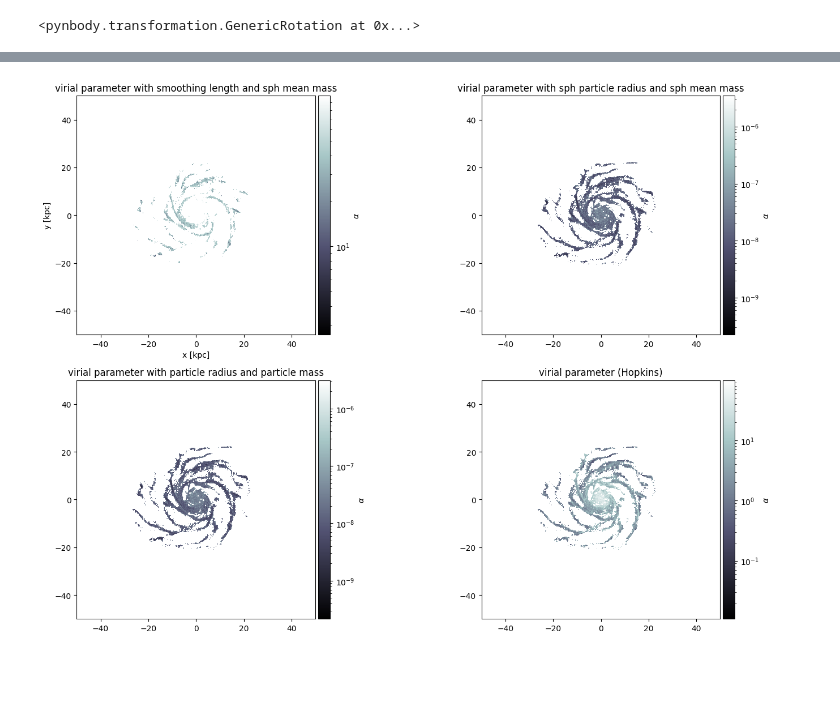
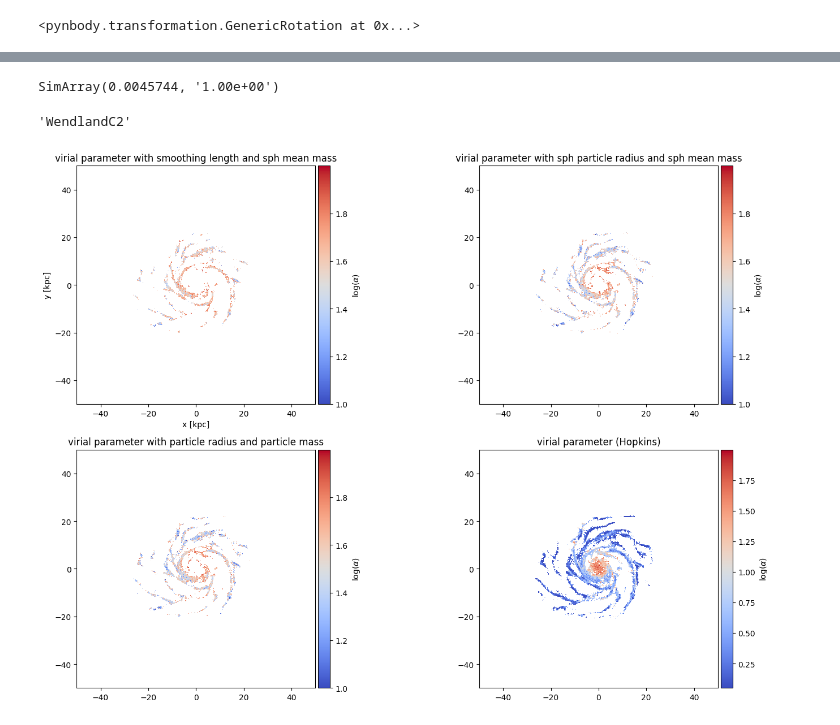
Before and after one commit to Evafranck/star_formation, a Jupyter notebook: star_formation.ipynb, the cells around one changed output, grey strips where cells are left out. Cells and saved outputs as stored; diff of their text form; code cells hidden in the pictures; blank space fills up the shorter version.

```diff
--- a/star_formation.ipynb
+++ b/star_formation.ipynb
@@ -127,9 +109,9 @@ m_sph = gal.g['mass_sph']
 
 gal.g['radius'] = gal.g['smooth'].in_units('m') #in units m
 gal.g['radius_2'] = gal.g['radius']
-gal.g['radius_2'] = (m_sph/gal.g['rho']*((3.0857e+19)**3/(2e+30))*3/(4*np.pi))**(1/3)
+gal.g['radius_2'] = (m_sph.in_units('kg')/gal.g['rho']*((3.0857e+19)**3/(2e+30))*3/(4*np.pi))**(1/3)
 gal.g['radius_3'] = gal.g['radius']
-gal.g['radius_3'] = (m_part/gal.g['rho']*((3.0857e+19)**3/(2e+30))*3/(4*np.pi))**(1/3)
+gal.g['radius_3'] = (m_part.in_units('kg')/gal.g['rho']*((3.0857e+19)**3/(2e+30))*3/(4*np.pi))**(1/3)
 
 gal.g['alpha'] = (5*(gal.g['v_disp'].in_units('m s**-1'))**2*gal.g['radius']/(3*constants.G*units.m**3*units.kg**-1*units.s**-2*m_sph.in_units('kg'))).in_units(1)
 gal.g['alpha_2'] = (5*(gal.g['v_disp'].in_units('m s**-1'))**2*gal.g['radius_2']/(3*constants.G*units.m**3*units.kg**-1*units.s**-2*m_sph.in_units('kg'))).in_units(1)
@@ -188,11 +276,19 @@ plt.show()
+# %%
+gal.g['alpha_4_W'].min()
+# %% [output]
+SimArray(0.0045744, '1.00e+00')
+# %%
+pynbody.config['sph']['Kernel']
+# %% [output]
+'WendlandC2'
 # %%
 fig = plt.figure(figsize = (15,10))
 
 ax1 = plt.subplot(221)
-im1 = ax1.imshow(mw_hist(gal_low_alpha, 'alpha', 500), extent=(-50,50,-50,50), cmap='bone', norm = colors.LogNorm())
+im1 = ax1.imshow(np.log10(mw_hist(gal_low_alpha, 'alpha', 500)), extent=(-50,50,-50,50), cmap='coolwarm', vmin = 1.0)
 divider = make_axes_locatable(ax1)
 cax = divider.append_axes('right', size='5%', pad=0.05)
-fig.colorbar(im1, cax=cax, orientation='vertical', label = r'$\alpha$')
+fig.colorbar(im1, cax=cax, orientation='vertical', label = r'log($\alpha$)')
 ax1.set_title('virial parameter with smoothing length and sph mean mass')
 ax1.set_xlabel('x [kpc]')
 ax1.set_ylabel('y [kpc]')
@@ -200,43 +296,43 @@ ax1.set_xlim(-50, 50)
 ax1.set_ylim(-50, 50)
 
 ax2 = plt.subplot(222)
-im2 = ax2.imshow(mw_hist(gal_low_alpha_2, 'alpha_2', 500), extent=(-50,50,-50,50), cmap='bone', norm = colors.LogNorm())
+im2 = ax2.imshow(np.log10(mw_hist(gal_low_alpha_2, 'alpha_2', 500)), extent=(-50,50,-50,50), cmap='coolwarm', vmin = 1.0)
 divider = make_axes_locatable(ax2)
 cax = divider.append_axes('right', size='5%', pad=0.05)
-fig.colorbar(im2, cax=cax, orientation='vertical', label = r'$\alpha$')
+fig.colorbar(im2, cax=cax, orientation='vertical', label = r'log($\alpha$)')
 ax2.set_title('virial parameter with sph particle radius and sph mean mass')
 ax1.set_xlabel('x [kpc]')
 ax1.set_ylabel('y [kpc]')
 #ax2.set_xlim(-20, 20)
 #ax2.set_ylim(-20,20)
 
 ax3 = plt.subplot(223)
-im3 = ax3.imshow(mw_hist(gal_low_alpha_3, 'alpha_3', 500), extent=(-50,50,-50,50), cmap='bone', norm = colors.LogNorm())
+im3 = ax3.imshow(np.log10(mw_hist(gal_low_alpha_3, 'alpha_3', 500)), extent=(-50,50,-50,50), cmap='coolwarm', vmin = 1.0)
 divider = make_axes_locatable(ax3)
 cax = divider.append_axes('right', size='5%', pad=0.05)
-fig.colorbar(im3, cax=cax, orientation='vertical', label = r'$\alpha$')
+fig.colorbar(im3, cax=cax, orientation='vertical', label = r'log($\alpha$)')
 ax3.set_title('virial parameter with particle radius and particle mass')
 ax1.set_xlabel('x [kpc]')
 ax1.set_ylabel('y [kpc]')
 #ax3.set_xlim(-20, 20)
 #ax3.set_ylim(-20,20)
 
 ax4 = plt.subplot(224)
-im4 = ax4.imshow(mw_hist(gal_low_alpha_4, 'alpha_4', 500), extent=(-50,50,-50,50), cmap='bone', norm = colors.LogNorm())
+im4 = ax4.imshow(np.log10(mw_hist(gal_low_alpha_4, 'alpha_4', 500)), extent=(-50,50,-50,50), cmap='coolwarm', vmin = 0.05)
 divider = make_axes_locatable(ax4)
 cax = divider.append_axes('right', size='5%', pad=0.05)
-fig.colorbar(im4, cax=cax, orientation='vertical', label = r'$\alpha$')
+fig.colorbar(im4, cax=cax, orientation='vertical', label = r'log($\alpha$)')
 ax4.set_title('virial parameter (Hopkins)')
 ax1.set_xlabel('x [kpc]')
 ax1.set_ylabel('y [kpc]')
 #ax4.set_xlim(-20, 20)
 #ax4.set_ylim(-20,20)
 
 
 fig.tight_layout()
 plt.show()
 # %% [output]
-[figure, old version]
+[figure, new version]
 # %%
 # densities
 #g_hist, g_xbins, g_ybins = np.histogram2d(gal.g['x'],gal.g['y'],weights=gal.g['rho'], bins=500, range=((-50,50),(-50,50)))
```
Also changed, not shown: parts of 20 cells of this notebook, 2 other files.
